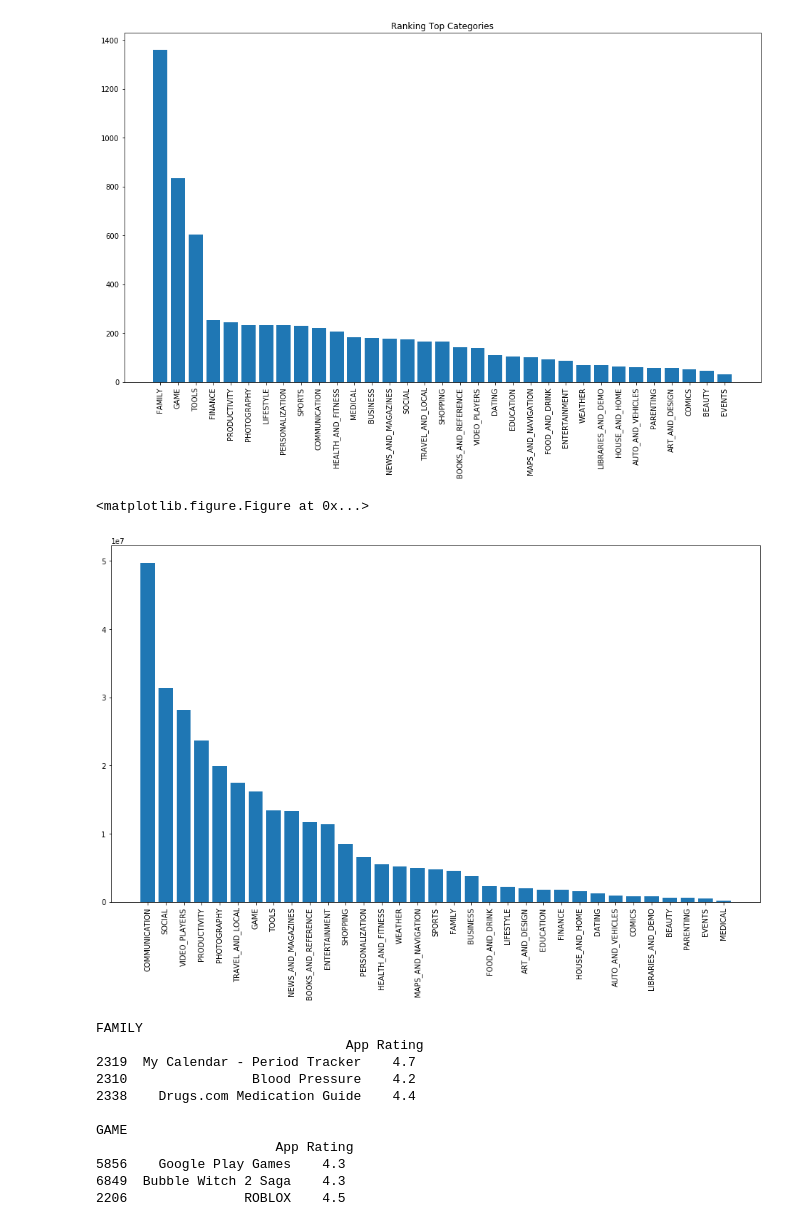
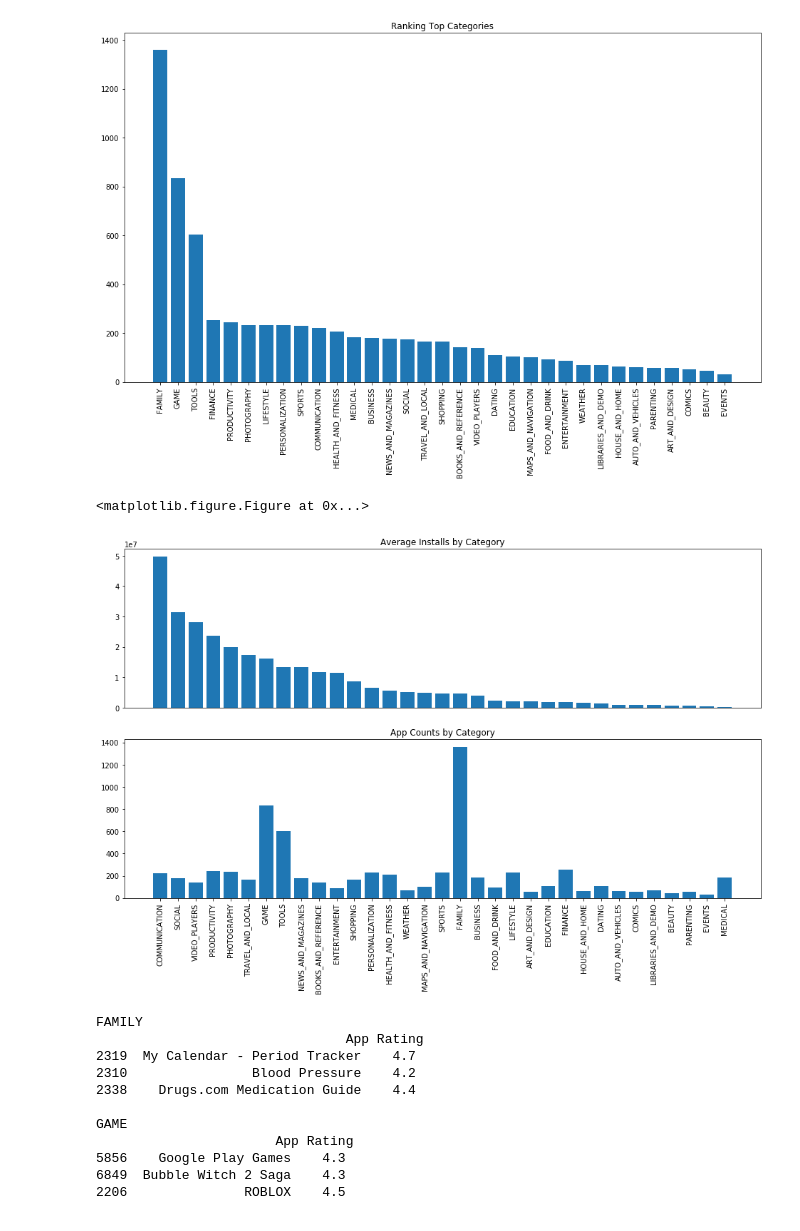
Before and after one commit to Jasonshi001/IE5374_project, a Jupyter notebook: draft_.ipynb, the cells around one changed output. Saved outputs shown, nothing was run; the diff lists cells and outputs as text; code cells hidden in the pictures.

Commit message:
more plots & model fittings

```diff
--- a/draft_.ipynb
+++ b/draft_.ipynb
@@ -291,35 +291,50 @@ ax.set_title('Ranking Top Categories')
 # %%
 #rank average insatlls
 #to do
     #add a subplot: bar graph of number of apps
 
 categories = df_apps.Category.value_counts().keys()
 pylab.rcParams['figure.figsize'] = (16, 9)
 plt.figure()
 
 means = []
 for cate in categories:
     group_ = df_apps[df_apps.Category == cate]['installs_int']
     means.append(group_.mean())
 
 sort_by_mean = pd.DataFrame({
         'cate_':categories,
         'means_':means
     })
+
+#adding a subplot of counts of apps by category
+app_counts = df_apps.Category.value_counts()
+app_counts_lookup = {}
+for key, val in app_counts.iteritems():
+    app_counts_lookup[key] = val
+sort_by_mean['app_count'] = sort_by_mean.cate_.apply(lambda x: app_counts_lookup[x])
+
 sort_by_mean.sort_values('means_', ascending=False, inplace=True)
 
 fig = plt.figure()
-ax = fig.add_subplot(111)
 
+ax1 = fig.add_subplot(211)
 xs = list(range(len(sort_by_mean)))
-ax.bar(xs, height=sort_by_mean.means_)
-ax.set_xticks(xs)
-ax.set_xticklabels(sort_by_mean.cate_, rotation=90)
+ax1.bar(xs, height=sort_by_mean.means_)
+ax1.axes.get_xaxis().set_visible(False)
+ax1.set_title('Average Installs by Category')
+
+ax2 = fig.add_subplot(212)
+ax2.bar(xs, height=sort_by_mean.app_count)
+ax2.set_xticks(xs)
+ax2.set_xticklabels(sort_by_mean.cate_, rotation=90)
+ax2.set_title('App Counts by Category')
+
 
 plt.show()
 # %% [output]
 <matplotlib.figure.Figure at 0x...>
-[figure, old version]
+[figure, new version]
 # %%
 #top apps in categories
 
```
Also changed, not shown: parts of 4 cells of this notebook.
